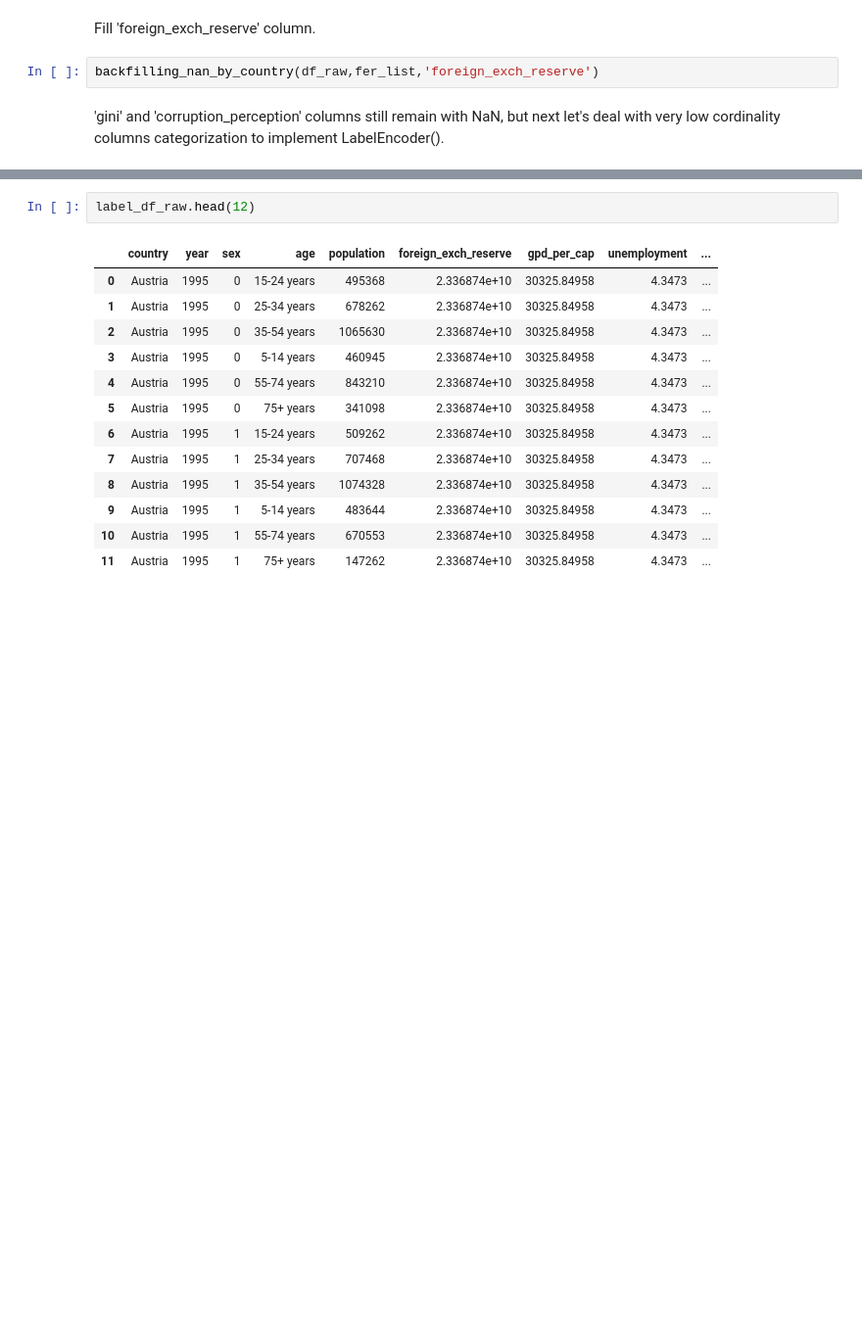
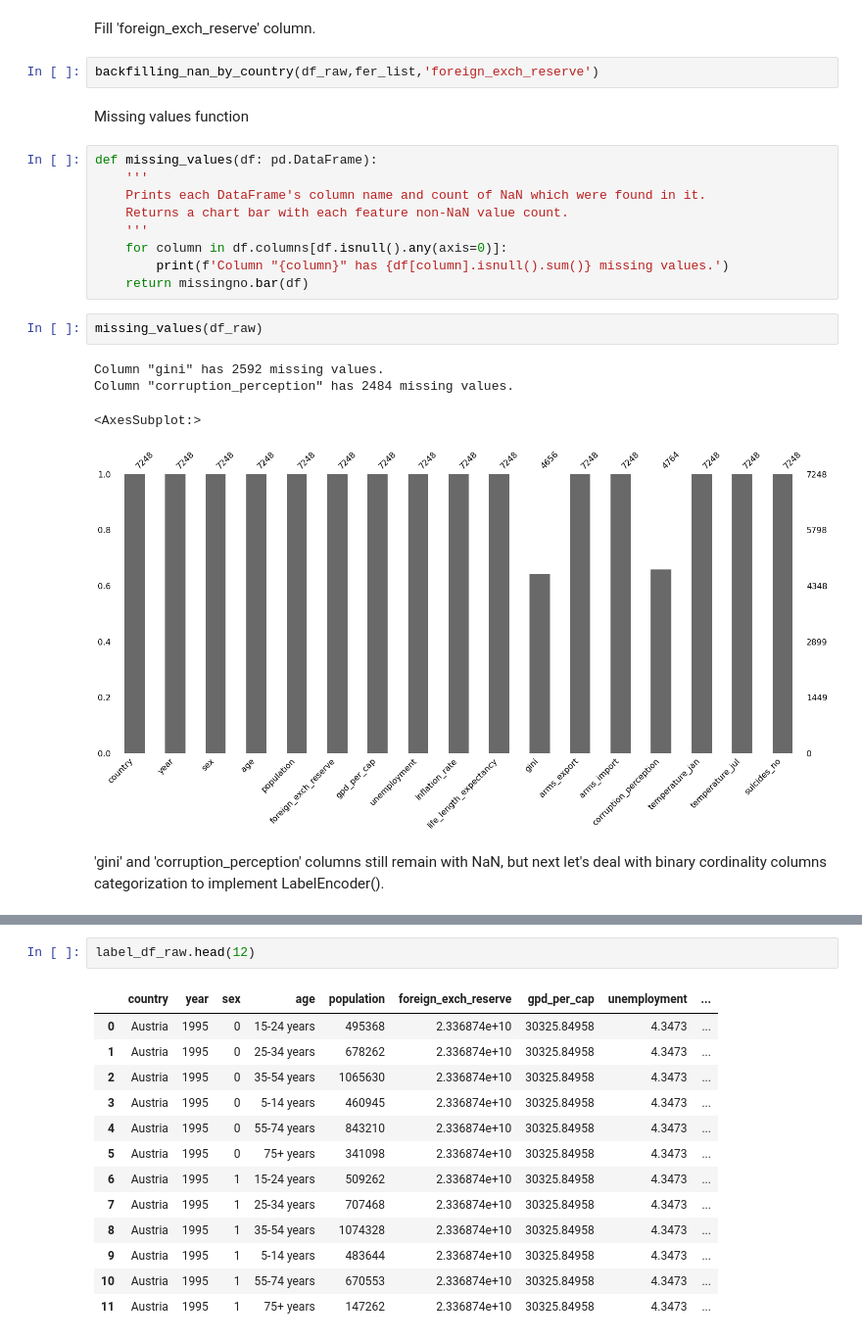
Before and after one commit to unkind58/Project_WHO_suicide_statistics_predictions, a Jupyter notebook: WHO_suicide_statistics_predictions.ipynb, the cells around one changed output, grey strips where cells are left out. Shown: that part at 98% size. Saved outputs shown, nothing was run; the diff lists cells and outputs as text; blank space fills up the shorter version.

```diff
--- a/WHO_suicide_statistics_predictions.ipynb
+++ b/WHO_suicide_statistics_predictions.ipynb
@@ -135,6 +153,24 @@ backfilling_nan_by_country(df_raw,unemployment_list,'unemployment')
 Fill 'foreign_exch_reserve' column.
 # %%
 backfilling_nan_by_country(df_raw,fer_list,'foreign_exch_reserve')
+# %% [markdown]
+Missing values function
+# %%
+def missing_values(df: pd.DataFrame):
+    '''
+    Prints each DataFrame's column name and count of NaN which were found in it.
+    Returns a chart bar with each feature non-NaN value count.
+    '''
+    for column in df.columns[df.isnull().any(axis=0)]:
+        print(f'Column "{column}" has {df[column].isnull().sum()} missing values.')
+    return missingno.bar(df)
+# %%
+missing_values(df_raw)
+# %% [output]
+Column "gini" has 2592 missing values.
+Column "corruption_perception" has 2484 missing values.
+<AxesSubplot:>
+[figure, added]
 # %% [markdown]
-'gini' and 'corruption_perception' columns still remain with NaN, but next let's deal with very low cordinality columns categorization to implement LabelEncoder().
+'gini' and 'corruption_perception' columns still remain with NaN, but next let's deal with binary cordinality columns categorization to implement LabelEncoder().
 # %%
```
Also changed, not shown: parts of 59 cells of this notebook.
